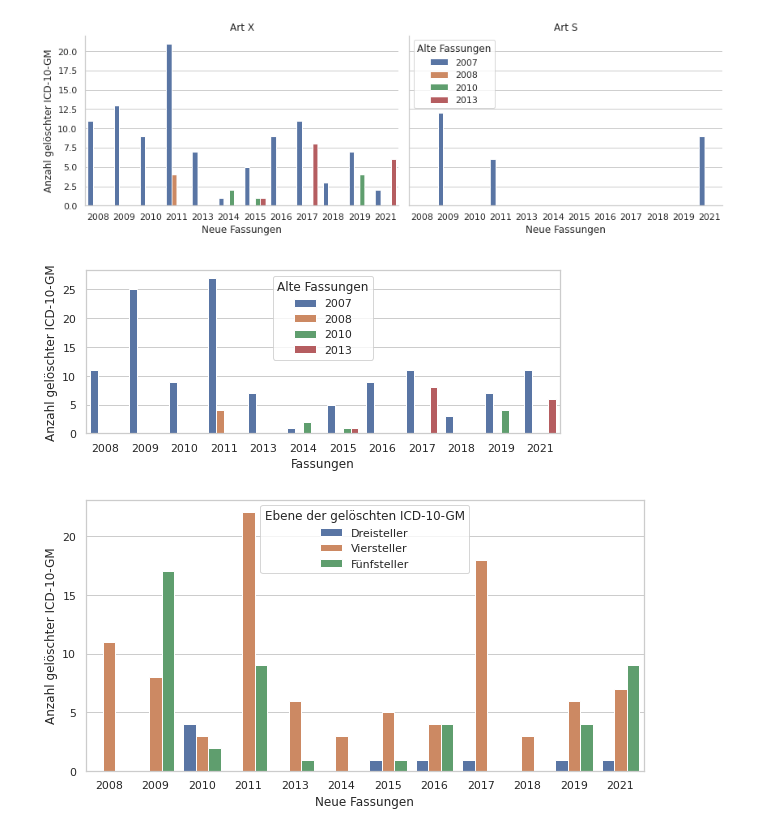
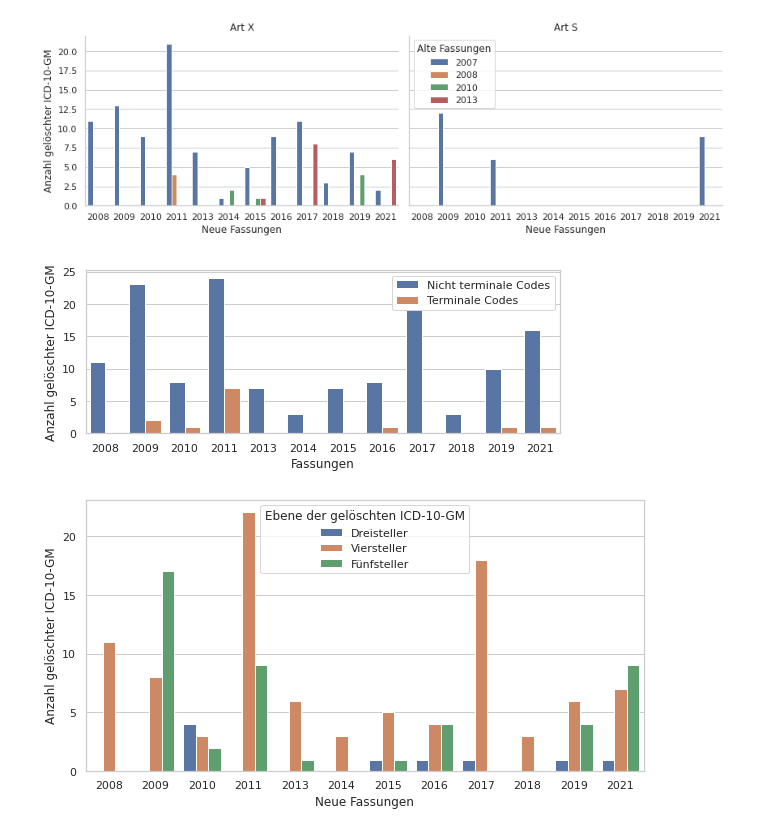
Before and after one commit to ahodelin/Projektarbeit, a Jupyter notebook: analysis/jupyter_notbook/analysing_old_icd_by_year.ipynb, the cells around one changed output. Drawn from its saved outputs; the diff is of its cells as text; code cells hidden in the pictures.

```diff
--- a/analysis/jupyter_notbook/analysing_old_icd_by_year.ipynb
+++ b/analysis/jupyter_notbook/analysing_old_icd_by_year.ipynb
@@ -91,14 +91,15 @@ mlp.pyplot.legend(title = "Alte Fassungen")
 # %%
 # deleted icd by year
 mlp.pyplot.figure(figsize=(8.5,3))
-sns.countplot(data=version_years, x="vermodif", hue="ver")
+sns.countplot(data=version_years, x="vermodif", hue="ort")
 #mlp.pyplot.title("Neue ICD-10-GM pro Jahr")
 mlp.pyplot.ylabel("Anzahl gelöschter ICD-10-GM")
+mlp.pyplot.legend(labels=["Nicht terminale Codes", "Terminale Codes"])
 mlp.pyplot.xlabel("Fassungen")
-mlp.pyplot.legend(title = "Alte Fassungen")
+#mlp.pyplot.legend(title = "Ort")
 mlp.pyplot.savefig("/home/abel/git_repos/Projektarbeit/figures/oldicdyear.svg")
 # %% [output]
-[figure, old version]
+[figure, new version]
 # %%
 mlp.pyplot.figure(figsize=(10,5))
 sns.countplot(data=version_years, x="vermodif", hue="ebene")
```
Also changed, not shown: parts of 6 cells of this notebook, 5 other files.
